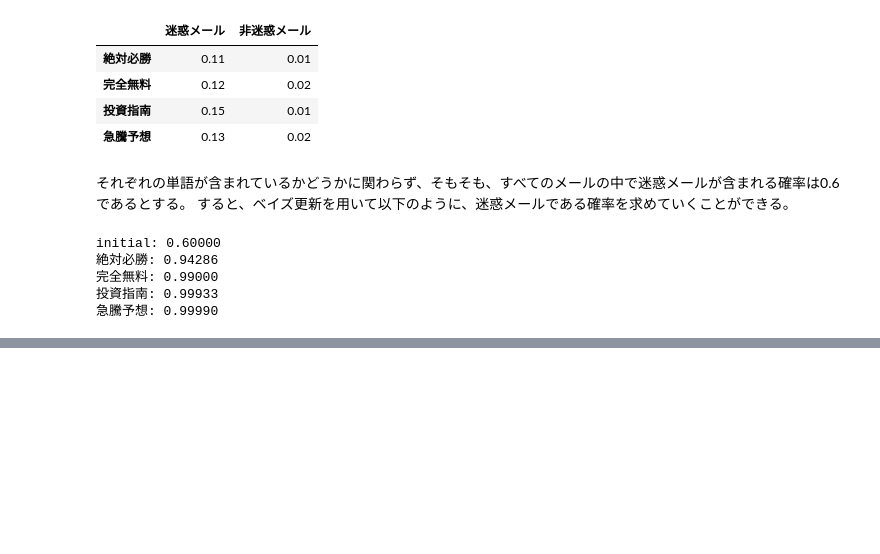
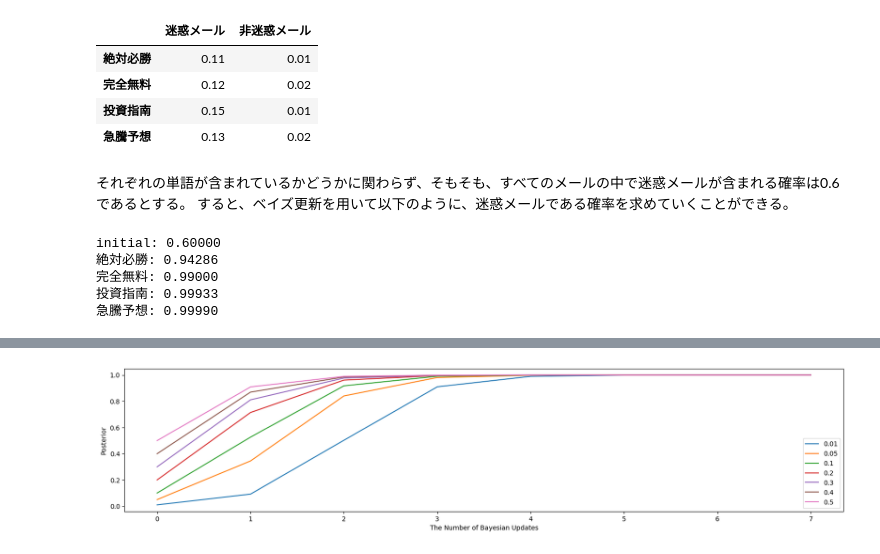
Before and after one commit to ReiRev/Bayesian-Statistics-from-Basics-with-HMC, a Jupyter notebook: notebook/1-Bayes_Theorem_on_Probability.ipynb, the cells around one changed output, grey strips where cells are left out. Cells and saved outputs as stored; diff of their text form; code cells hidden in the pictures; blank space fills up the shorter version.

```diff
--- a/notebook/1-Bayes_Theorem_on_Probability.ipynb
+++ b/notebook/1-Bayes_Theorem_on_Probability.ipynb
@@ -284,0 +380,3 @@ initial: 0.60000
+# %%
+prior = 1/37_000_000
+print(prior_prob, calc_posterior(prior))
@@ -284,0 +434,16 @@ initial: 0.60000
+# %%
+def calc_posterior(prior):
+    return (prior/10) / (prior/10 + (1-prior)/100)
+# %%
+priors = [0.01, 0.05, 0.1, 0.2, 0.3, 0.4, 0.5]
+columns = ['B', 'C', 'D', 'E', 'F', 'G', 'H']
+res = {}
+for p in priors:
+    posteriors = [p]
+    for i in range(len(columns)):
+        posteriors.append(calc_posterior(posteriors[-1]))
+    res[p] = posteriors
+    posteriors.pop(0)
+df = pd.DataFrame(res).T
+df.rename(columns={i: c for i, c in enumerate(columns)}, inplace=True)
+df
@@ -284,0 +459,11 @@ initial: 0.60000
+# %%
+fig = plt.figure(figsize=(20,4))
+ax = fig.add_subplot()
+for idx, row in df.iterrows():
+    ax.plot([idx]+row.tolist(), label=idx)
+ax.legend()
+ax.set_xlabel('The Number of Bayesian Updates')
+ax.set_ylabel('Posterior')
+plt.show()
+# %% [output]
+[figure, added]
```
Also changed, not shown: parts of 20 cells of this notebook.
